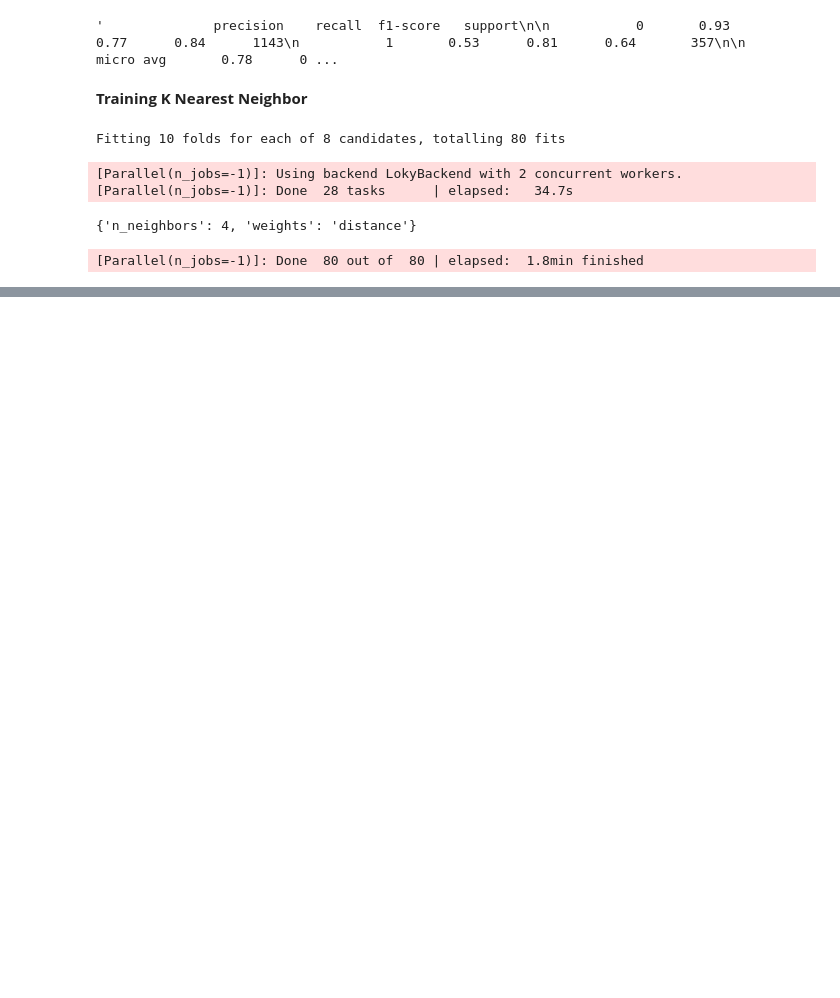
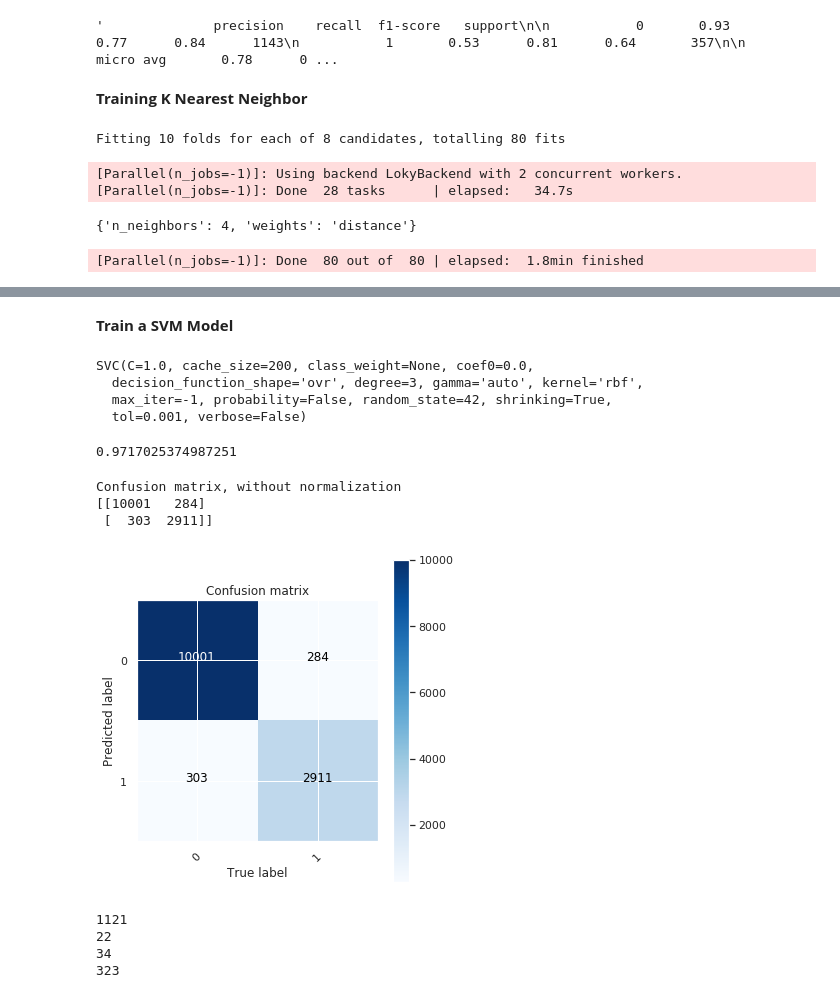
Before and after one commit to tkhan3/machinelearning, a Jupyter notebook: Attrition_Prediction.ipynb, the cells around one changed output, grey strips where cells are left out. Saved outputs shown, nothing was run; the diff lists cells and outputs as text; code cells hidden in the pictures; blank space fills up the shorter version.

```diff
--- a/Attrition_Prediction.ipynb
+++ b/Attrition_Prediction.ipynb
@@ -521,0 +550,16 @@ classification_report(y_test,y_test_pred_knn)
+# %% [markdown]
+**Train a SVM Model**
+# %%
+svm_clf = SVC(gamma="auto",random_state=42)
+svm_clf.fit(x_train, y_train)
+# %% [output]
+SVC(C=1.0, cache_size=200, class_weight=None, coef0=0.0,
+  decision_function_shape='ovr', degree=3, gamma='auto', kernel='rbf',
+  max_iter=-1, probability=False, random_state=42, shrinking=True,
+  tol=0.001, verbose=False)
+# %%
+svm_scores = cross_val_score(knn_clf, x_train, y_train, cv=10)
+y_train_pred_svm = cross_val_predict(svm_clf, x_train, y_train, cv=10)
+print (svm_scores.mean())
+# %% [output]
+0.9717025374987251
@@ -521,0 +568,21 @@ classification_report(y_test,y_test_pred_knn)
+# %%
+cm  = confusion_matrix(y_train,y_train_pred_svm)
+# %%
+plot_confusion_matrix(cm,[0,1])
+# %% [output]
+Confusion matrix, without normalization
+[[10001   284]
+ [  303  2911]]
+[figure, added]
+# %%
+cm  = confusion_matrix(y_test,y_test_pred_svm)
+tn, fp, fn, tp = cm.ravel()
+print (tn)
+print (fp)
+print (fn)
+print (tp)
+# %% [output]
+1121
+22
+34
+323
```
Also changed, not shown: parts of 30 cells of this notebook.
